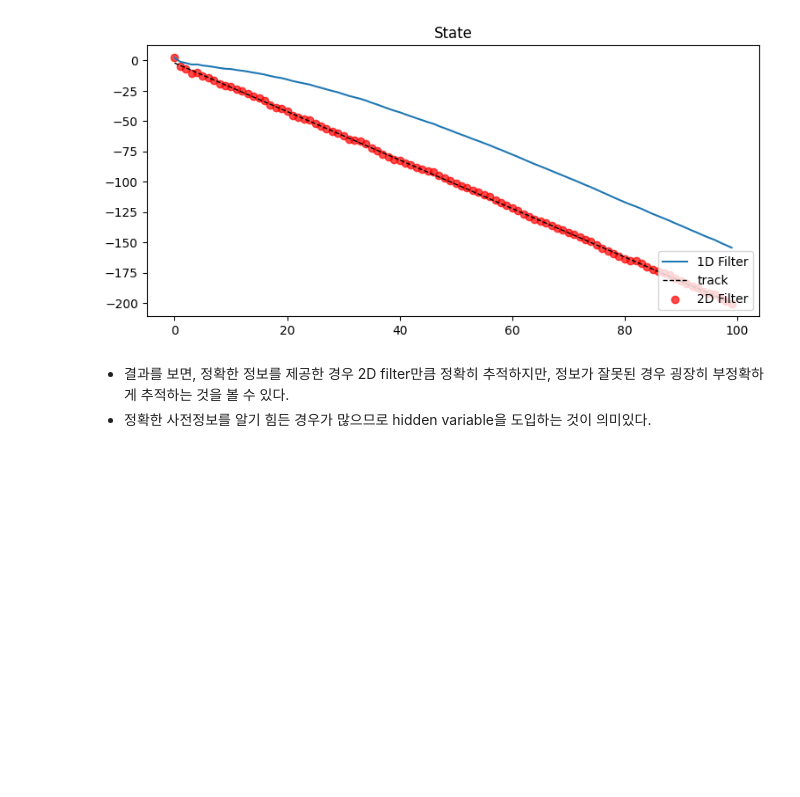
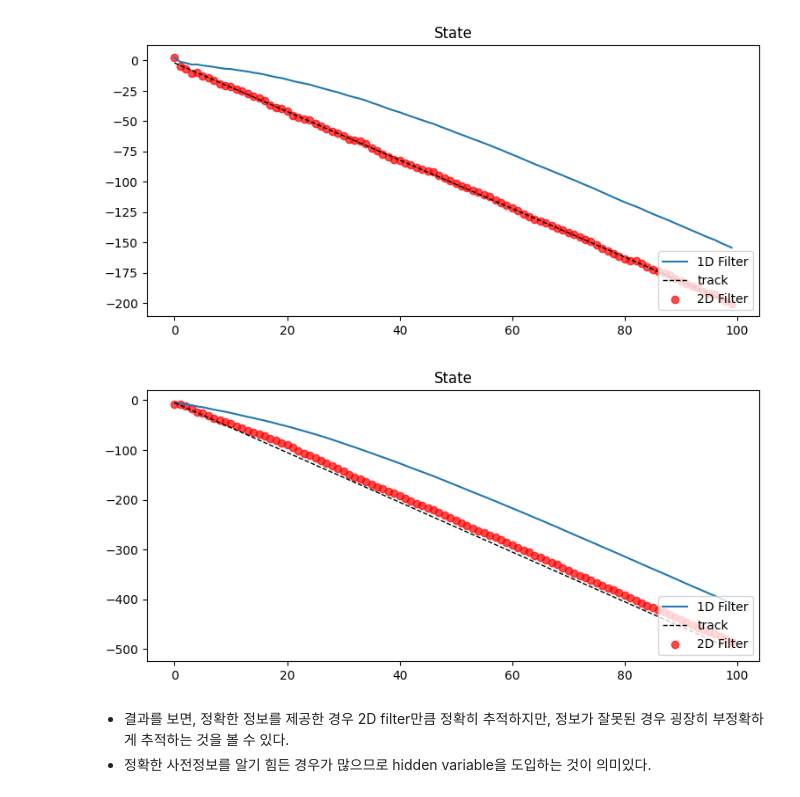
Before and after one commit to Fitree/Kalman-and-Bayesian-Filters-in-Python, a Jupyter notebook: study/ch6.ipynb, the cells around one changed output. Drawn from its saved outputs; the diff is of its cells as text; code cells hidden in the pictures; blank space fills up the shorter version.

```diff
--- a/study/ch6.ipynb
+++ b/study/ch6.ipynb
@@ -347,6 +347,32 @@ Ms, Ps = run(
 # %%
 from math import sqrt
 from numpy.random import randn
+
+def pos_vel_filter_control(x, P, R, Q=0., dt=1.0):
+    """ Returns a KalmanFilter which implements a
+    constant velocity model for a state [x dx].T
+    """
+
+    kf = KalmanFilter(
+        dim_x=2,  # State vector의 차원은 2차원 (위치, 속도)
+        dim_z=1,  # Measurement의 차원은 1차원 (위치)
+    )
+    kf.x = np.array([x[0], x[1]]) # 초기 위치와 속도를 초기화
+    kf.F = np.array([[1., dt],
+                     [0.,  1.]])  # State transition function
+    kf.H = np.array([[1., 0]])    # Measurement function
+    kf.R *= R                     # Measurement uncertainty (초기값이 단위행렬이라 초기값에 곱함)
+    if np.isscalar(P):
+        kf.P *= P                 # covariance matrix
+    else:
+        kf.P[:] = P               # [:] makes deep copy
+    if np.isscalar(Q):
+        kf.Q = Q_discrete_white_noise(dim=2, dt=dt, var=Q)
+    else:
+        kf.Q[:] = Q
+    kf.B = np.array([[1.]])
+    return kf
+
 
 def univariate_filter(x0, P, R, Q):
     f = KalmanFilter(dim_x=1, dim_z=1, dim_u=1)
@@ -381,7 +407,7 @@ def compare_1D_2D(x0, P, R, Q, vel, u=None):
     f1D = univariate_filter(x0, P, R, Q)
 
     #2D Kalman filter
-    f2D = pos_vel_filter(x=(x0, vel), P=P, R=R, Q=Q)
+    f2D = pos_vel_filter_control(x=(x0, vel), P=P, R=R, Q=Q)
     if np.isscalar(u):
         u = [u]
     pos = 0 # true position
@@ -391,7 +417,7 @@ def compare_1D_2D(x0, P, R, Q, vel, u=None):
 
         # control input u - discussed below
         f1D.predict(u=u)
-        f2D.predict()
+        f2D.predict(u=u)
 
         z = pos + randn()*sqrt(R) # measurement
         f1D.update(z)
@@ -443,6 +469,18 @@ compare_1D_2D(
 )
 # %% [output]
 [figure]
+# %%
+# 실제 강아지의 속도는 -5, 1D 모델에 제공한 속도도 1. 부정확한 정보를 제공한 경우
+compare_1D_2D(
+    x0=0,   # 초기 위치에 대한 가정
+    P=50.,  # 초기 state covariance에 대한 가정
+    R=5.,   # Measurement covariance
+    Q=.02,  # Process covariance
+    vel=-5., # 강아지의 실제 속도
+    u=1.
+)
+# %% [output]
+[figure, added]
 # %% [markdown]
 - 결과를 보면, 정확한 정보를 제공한 경우 2D filter만큼 정확히 추적하지만, 정보가 잘못된 경우 굉장히 부정확하게 추적하는 것을 볼 수 있다.
 - 정확한 사전정보를 알기 힘든 경우가 많으므로 hidden variable을 도입하는 것이 의미있다.
```
Also changed, not shown: parts of 5 cells of this notebook.
